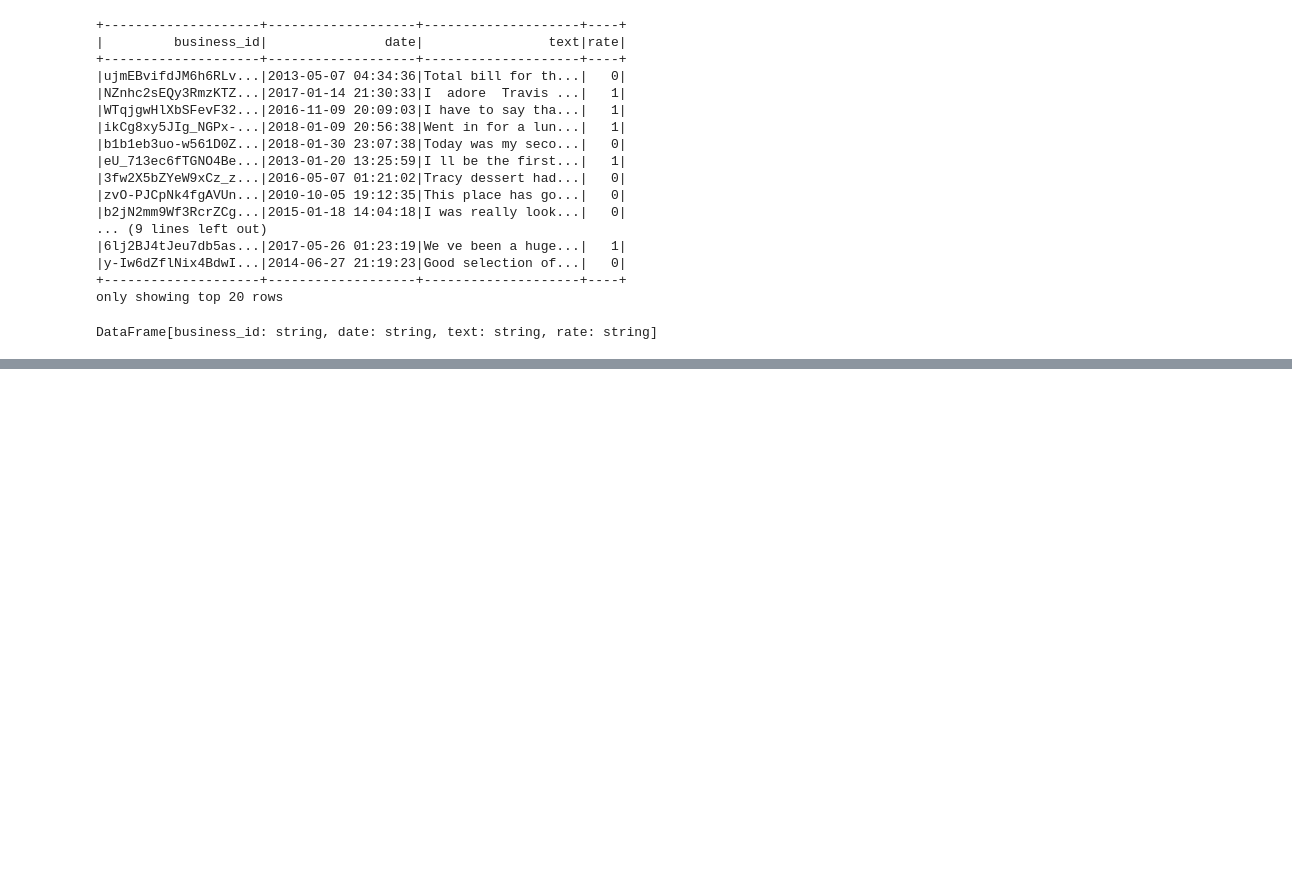
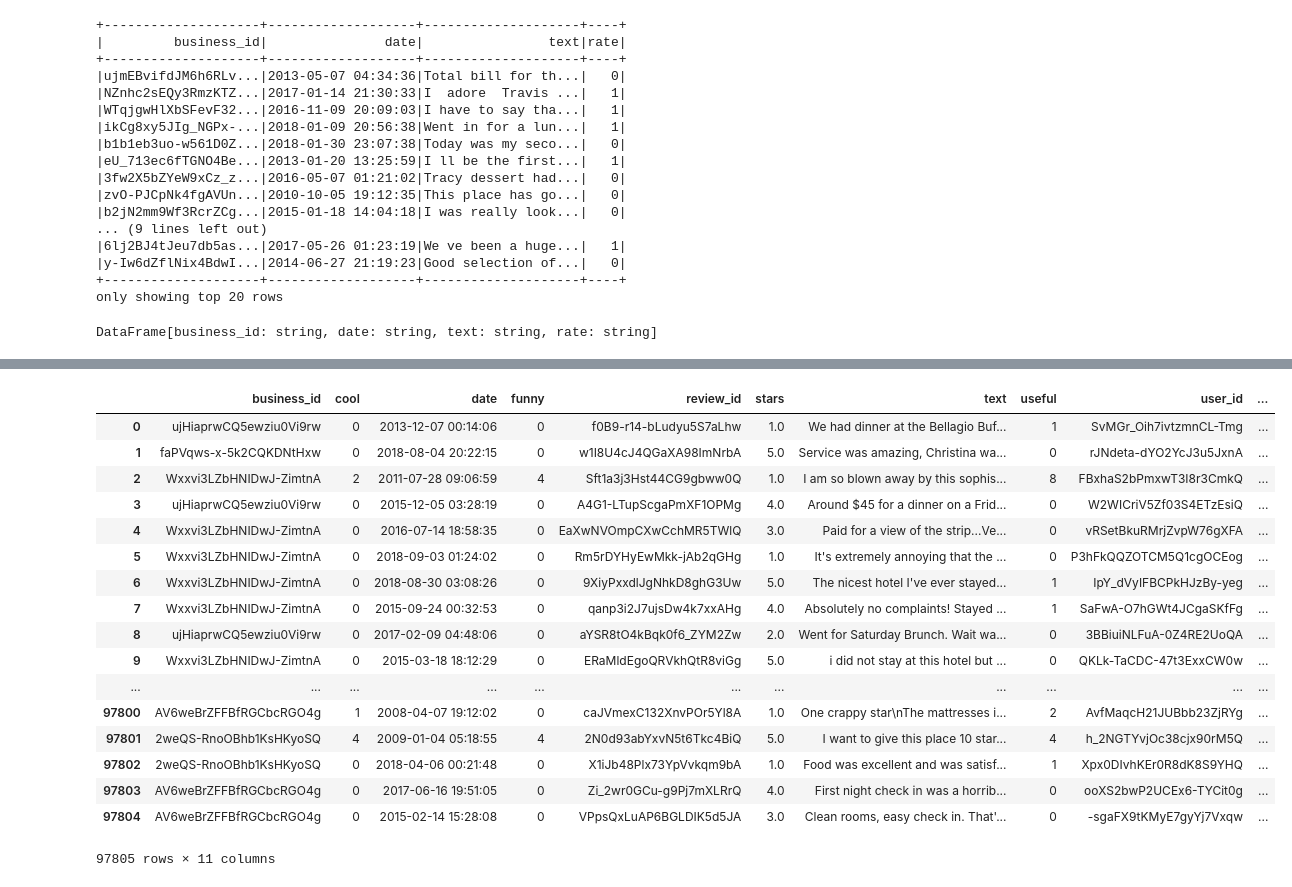
Before and after one commit to XiangkeChen/Yelp-Review-Topic-Modeling, a Jupyter notebook: codes/pyspark_text_analysis.ipynb, the cells around one changed output, grey strips where cells are left out. Saved outputs shown, nothing was run; the diff lists cells and outputs as text; code cells hidden in the pictures; blank space fills up the shorter version.

```diff
--- a/codes/pyspark_text_analysis.ipynb
+++ b/codes/pyspark_text_analysis.ipynb
@@ -191,0 +357,29 @@ F1 score: 0.7925
+# %%
+final_df = final_test.select('prediction_rate').toPandas()
+# %%
+business_id = df_id.toPandas()
+# %%
+business = business_id.merge(final_df,left_index=True, right_index=True)
+# %%
+business['actual_rate'] = business['stars'].apply(convert_ratingt_rating)
+# %%
+business
+# %% [output]
+|  | business_id | cool | date | funny | review_id | stars | text | useful | user_id | ... |
+| 0 | ujHiaprwCQ5ewziu0Vi9rw | 0 | 2013-12-07 00:14:06 | 0 | f0B9-r14-bLudyu5S7aLhw | 1.0 | We had dinner at the Bellagio Buf... | 1 | SvMGr_Oih7ivtzmnCL-Tmg | ... |
+| 1 | faPVqws-x-5k2CQKDNtHxw | 0 | 2018-08-04 20:22:15 | 0 | w1I8U4cJ4QGaXA98ImNrbA | 5.0 | Service was amazing, Christina wa... | 0 | rJNdeta-dYO2YcJ3u5JxnA | ... |
+| 2 | Wxxvi3LZbHNIDwJ-ZimtnA | 2 | 2011-07-28 09:06:59 | 4 | Sft1a3j3Hst44CG9gbww0Q | 1.0 | I am so blown away by this sophis... | 8 | FBxhaS2bPmxwT3I8r3CmkQ | ... |
+| 3 | ujHiaprwCQ5ewziu0Vi9rw | 0 | 2015-12-05 03:28:19 | 0 | A4G1-LTupScgaPmXF1OPMg | 4.0 | Around $45 for a dinner on a Frid... | 0 | W2WICriV5Zf03S4ETzEsiQ | ... |
+| 4 | Wxxvi3LZbHNIDwJ-ZimtnA | 0 | 2016-07-14 18:58:35 | 0 | EaXwNVOmpCXwCchMR5TWlQ | 3.0 | Paid for a view of the strip...Ve... | 0 | vRSetBkuRMrjZvpW76gXFA | ... |
+| 5 | Wxxvi3LZbHNIDwJ-ZimtnA | 0 | 2018-09-03 01:24:02 | 0 | Rm5rDYHyEwMkk-jAb2qGHg | 1.0 | It's extremely annoying that the ... | 0 | P3hFkQQZOTCM5Q1cgOCEog | ... |
+| 6 | Wxxvi3LZbHNIDwJ-ZimtnA | 0 | 2018-08-30 03:08:26 | 0 | 9XiyPxxdlJgNhkD8ghG3Uw | 5.0 | The nicest hotel I've ever stayed... | 1 | IpY_dVyIFBCPkHJzBy-yeg | ... |
+| 7 | Wxxvi3LZbHNIDwJ-ZimtnA | 0 | 2015-09-24 00:32:53 | 0 | qanp3i2J7ujsDw4k7xxAHg | 4.0 | Absolutely no complaints! Stayed ... | 1 | SaFwA-O7hGWt4JCgaSKfFg | ... |
+| 8 | ujHiaprwCQ5ewziu0Vi9rw | 0 | 2017-02-09 04:48:06 | 0 | aYSR8tO4kBqk0f6_ZYM2Zw | 2.0 | Went for Saturday Brunch. Wait wa... | 0 | 3BBiuiNLFuA-0Z4RE2UoQA | ... |
+| 9 | Wxxvi3LZbHNIDwJ-ZimtnA | 0 | 2015-03-18 18:12:29 | 0 | ERaMldEgoQRVkhQtR8viGg | 5.0 | i did not stay at this hotel but ... | 0 | QKLk-TaCDC-47t3ExxCW0w | ... |
+| ... | ... | ... | ... | ... | ... | ... | ... | ... | ... | ... |
+| 97800 | AV6weBrZFFBfRGCbcRGO4g | 1 | 2008-04-07 19:12:02 | 0 | caJVmexC132XnvPOr5Yl8A | 1.0 | One crappy star\nThe mattresses i... | 2 | AvfMaqcH21JUBbb23ZjRYg | ... |
+| 97801 | 2weQS-RnoOBhb1KsHKyoSQ | 4 | 2009-01-04 05:18:55 | 4 | 2N0d93abYxvN5t6Tkc4BiQ | 5.0 | I want to give this place 10 star... | 4 | h_2NGTYvjOc38cjx90rM5Q | ... |
+| 97802 | 2weQS-RnoOBhb1KsHKyoSQ | 0 | 2018-04-06 00:21:48 | 0 | X1iJb48Plx73YpVvkqm9bA | 1.0 | Food was excellent and was satisf... | 1 | Xpx0DIvhKEr0R8dK8S9YHQ | ... |
+| 97803 | AV6weBrZFFBfRGCbcRGO4g | 0 | 2017-06-16 19:51:05 | 0 | Zi_2wr0GCu-g9Pj7mXLRrQ | 4.0 | First night check in was a horrib... | 0 | ooXS2bwP2UCEx6-TYCit0g | ... |
+| 97804 | AV6weBrZFFBfRGCbcRGO4g | 0 | 2015-02-14 15:28:08 | 0 | VPpsQxLuAP6BGLDIK5d5JA | 3.0 | Clean rooms, easy check in. That'... | 0 | -sgaFX9tKMyE7gyYj7Vxqw | ... |
+97805 rows × 11 columns
```
Also changed, not shown: parts of 46 cells of this notebook.
